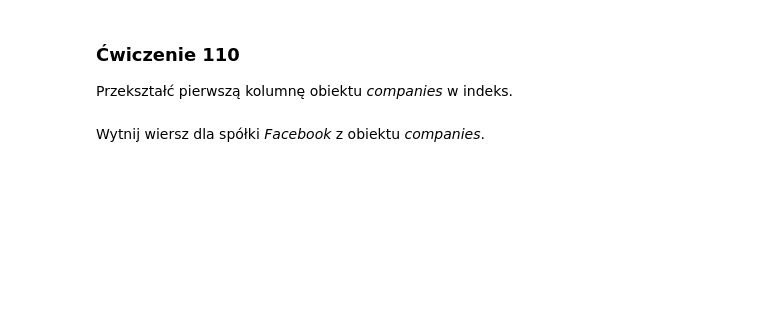
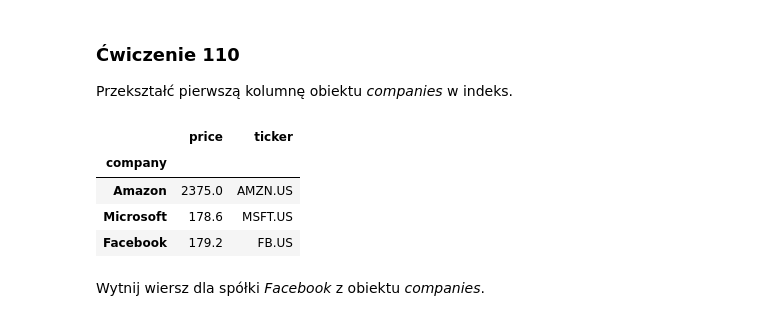
Before and after one commit to Krzesimir13/Data-Science, a Jupyter notebook: 101_110_exercises.ipynb, the cells around one changed output. Saved outputs shown, nothing was run; the diff lists cells and outputs as text; code cells hidden in the pictures; blank space fills up the shorter version.

```diff
--- a/101_110_exercises.ipynb
+++ b/101_110_exercises.ipynb
@@ -170,2 +256,11 @@ Przekształć pierwszą kolumnę obiektu _companies_ w indeks.
+# %%
+companies = companies.set_index('company')
+companies
+# %% [output]
+|  | price | ticker |
+| company |  |  |
+| Amazon | 2375.0 | AMZN.US |
+| Microsoft | 178.6 | MSFT.US |
+| Facebook | 179.2 | FB.US |
 # %% [markdown]
 Wytnij wiersz dla spółki _Facebook_ z obiektu _companies_.
```
Also changed, not shown: parts of 28 cells of this notebook.
